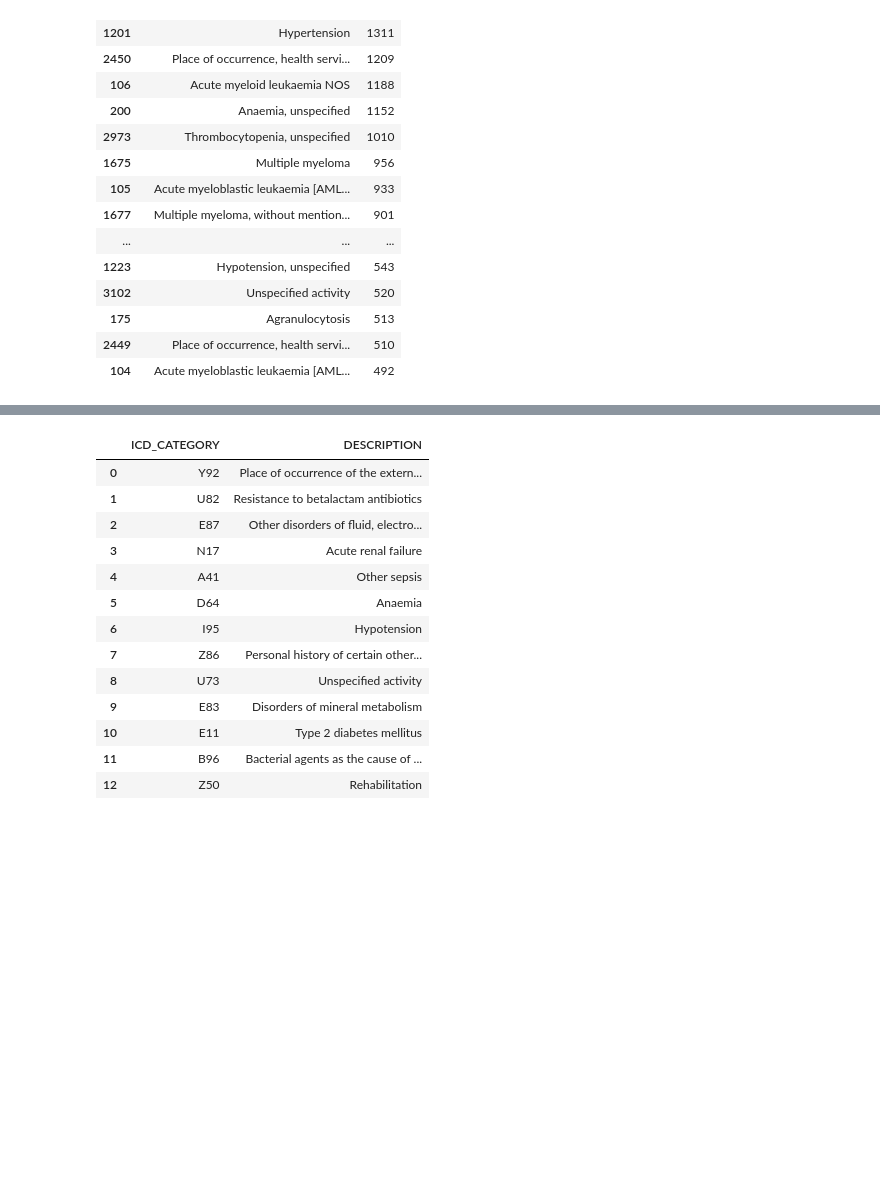
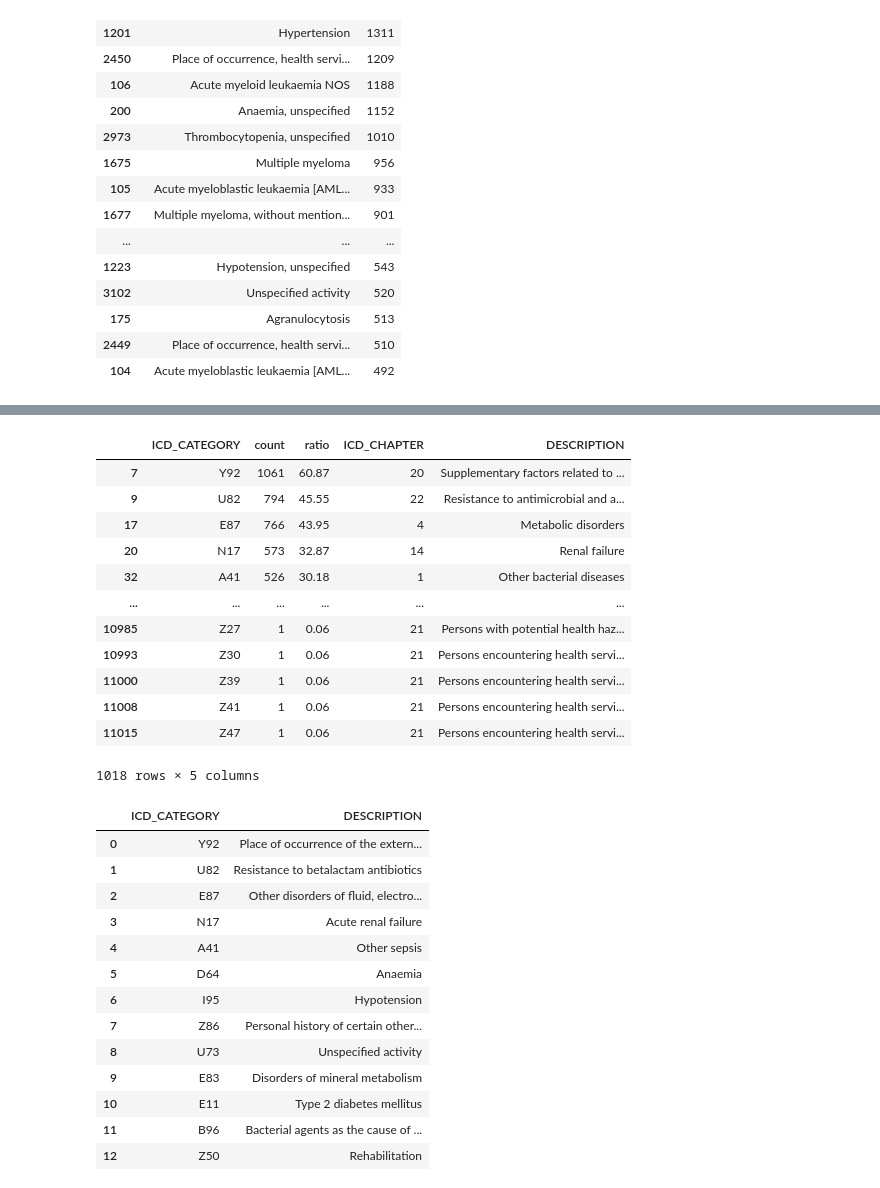
Before and after one commit to ryashpal/EHR-Int-Analysis, a Jupyter notebook: notebooks/co_morbidities_analysis/exploration_1.ipynb, the cells around one changed output, grey strips where cells are left out. Drawn from its saved outputs; the diff is of its cells as text; code cells hidden in the pictures; blank space fills up the shorter version.

```diff
--- a/notebooks/co_morbidities_analysis/exploration_1.ipynb
+++ b/notebooks/co_morbidities_analysis/exploration_1.ipynb
@@ -218,3 +273,31 @@ topIcdCategoriesDf[:20]
+# %%
+import os
+from pathlib import Path
+
+
+topIcdCategoriesMergedDf = topIcdCategoriesDf.merge(
+    icdLookup,
+    how='left',
+    left_on=['ICD_CATEGORY_LETTER', 'ICD_CATEGORY_LETTER'],
+    right_on=['ICD_CATEGORY_START_LETTER', 'ICD_CATEGORY_END_LETTER']
+)
+topIcdCategoriesMergedDf = topIcdCategoriesMergedDf[(topIcdCategoriesMergedDf.ICD_CATEGORY_NUMBER >= topIcdCategoriesMergedDf.ICD_CATEGORY_START_NUMBER) & (topIcdCategoriesMergedDf.ICD_CATEGORY_NUMBER <= topIcdCategoriesMergedDf.ICD_CATEGORY_END_NUMBER)]
+topIcdCategoriesMergedDf[['ICD_CATEGORY', 'count', 'ratio', 'ICD_CHAPTER', 'DESCRIPTION']].to_csv(Path(os.environ['EHR_DATA_BASE'], 'blood_pos_cohort_20240531', 'etc', 'comorbidities_icd_groups.csv'), index=False)
+topIcdCategoriesMergedDf[['ICD_CATEGORY', 'count', 'ratio', 'ICD_CHAPTER', 'DESCRIPTION']]
+# %% [output]
+|  | ICD_CATEGORY | count | ratio | ICD_CHAPTER | DESCRIPTION |
+| 7 | Y92 | 1061 | 60.87 | 20 | Supplementary factors related to ... |
+| 9 | U82 | 794 | 45.55 | 22 | Resistance to antimicrobial and a... |
+| 17 | E87 | 766 | 43.95 | 4 | Metabolic disorders |
+| 20 | N17 | 573 | 32.87 | 14 | Renal failure |
+| 32 | A41 | 526 | 30.18 | 1 | Other bacterial diseases |
+| ... | ... | ... | ... | ... | ... |
+| 10985 | Z27 | 1 | 0.06 | 21 | Persons with potential health haz... |
+| 10993 | Z30 | 1 | 0.06 | 21 | Persons encountering health servi... |
+| 11000 | Z39 | 1 | 0.06 | 21 | Persons encountering health servi... |
+| 11008 | Z41 | 1 | 0.06 | 21 | Persons encountering health servi... |
+| 11015 | Z47 | 1 | 0.06 | 21 | Persons encountering health servi... |
+1018 rows × 5 columns
 # %%
 icdCategoriesData = [
     ['Y92', 'Place of occurrence of the external cause'],
```
Also changed, not shown: parts of 5 cells of this notebook.
